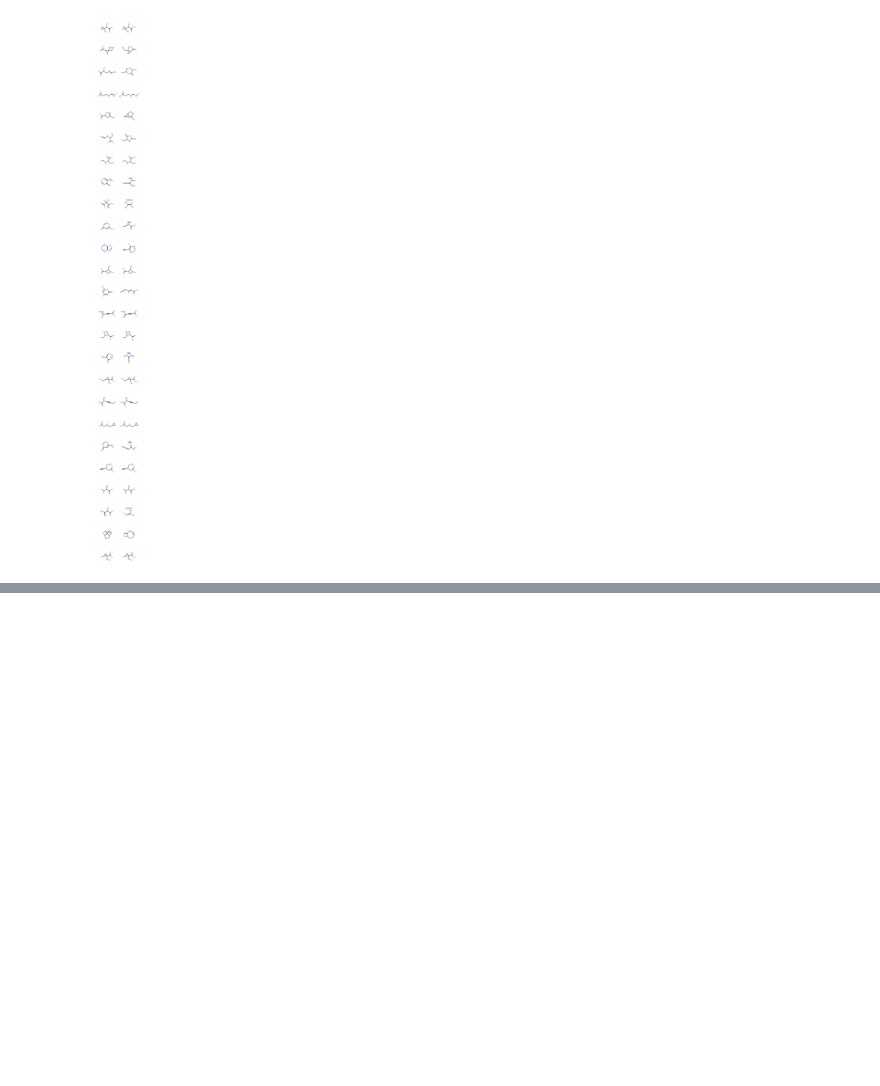
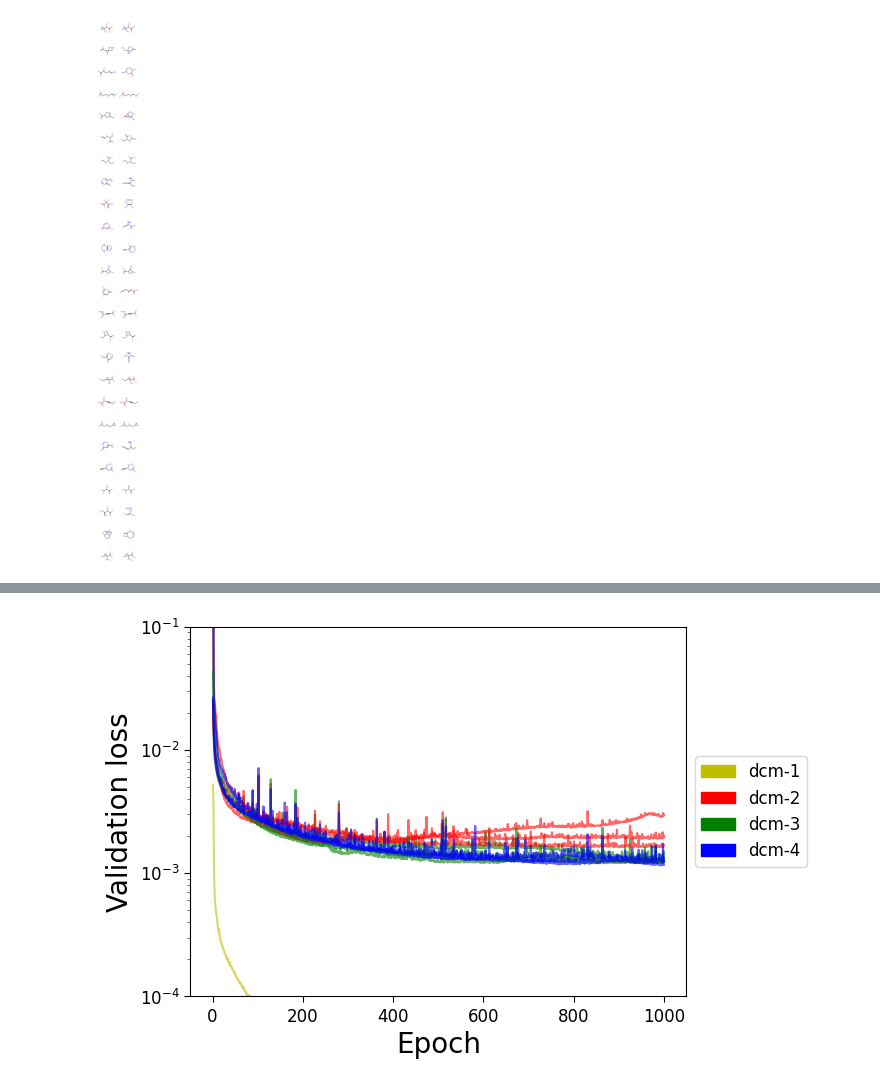
Before and after one commit to EricBoittier/dcmnet, a Jupyter notebook: notebooks/cleandata.ipynb, the cells around one changed output, grey strips where cells are left out. Cells and saved outputs as stored; diff of their text form; code cells hidden in the pictures; blank space fills up the shorter version.

```diff
--- a/notebooks/cleandata.ipynb
+++ b/notebooks/cleandata.ipynb
@@ -612,0 +670,4 @@ Draw.MolsToGridImage(fails[400:], molsPerRow=2)
+# %%
+plot_validation("runs5")
+# %% [output]
+[figure, added]
```
Also changed, not shown: parts of 31 cells of this notebook, 36 other files.
